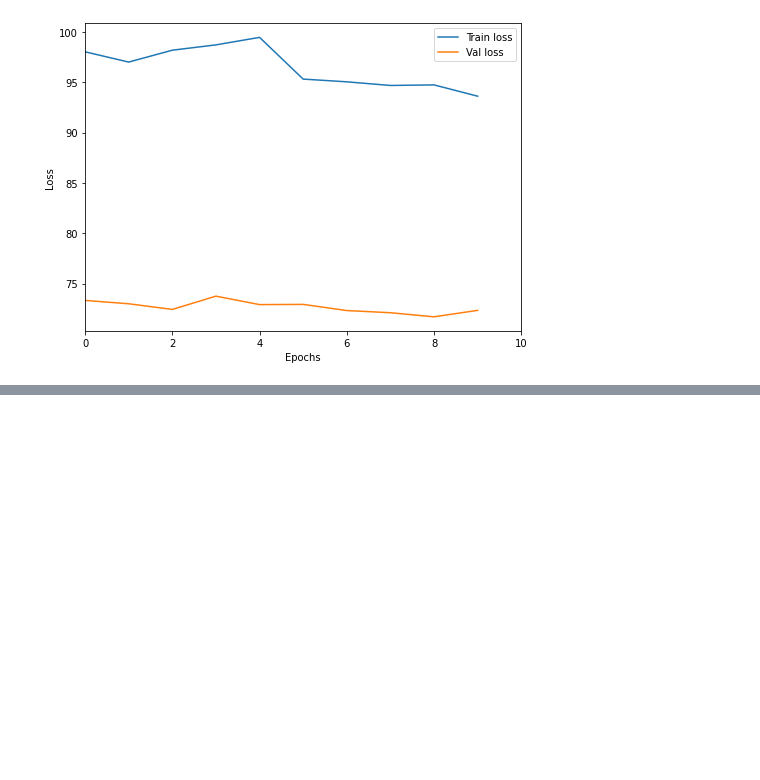
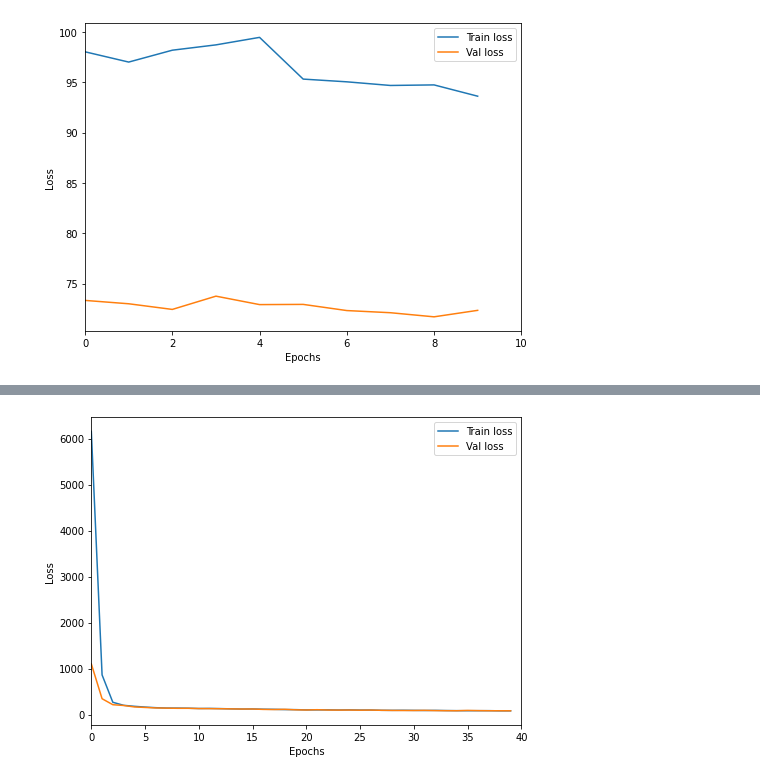
Before and after one commit to apelykh/deep-audio-mixer, a Jupyter notebook: training.ipynb, the cells around one changed output, grey strips where cells are left out. Cells and saved outputs as stored; diff of their text form; code cells hidden in the pictures; blank space fills up the shorter version.

```diff
--- a/training.ipynb
+++ b/training.ipynb
@@ -302,3 +271,5 @@ plt.savefig('{}/loss.png'.format(weights_dir))
 # %%
 weights_file = os.path.join(weights_dir, 'mixmodel_scalar2d_1s_{:04d}_{:.4f}.pt'.format(40, 72.3425))
 torch.save(model.state_dict(), weights_file)
+# %%
+train_loss, val_loss = trainer.fit(train_loader, val_loader, 0, 20)
@@ -304,0 +294,2 @@ torch.save(model.state_dict(), weights_file)
+# %%
+train_loss2, val_loss2 = trainer.fit(train_loader, val_loader, 20, 20)
@@ -304,0 +314,12 @@ torch.save(model.state_dict(), weights_file)
+# %%
+plt.figure(figsize=(7,5))
+plt.plot(train_loss + train_loss2, label='Train loss')
+plt.plot(val_loss + val_loss2, label='Val loss')
+plt.xlabel('Epochs')
+plt.ylabel('Loss');
+plt.xlim(0, 40)
+plt.legend()
+plt.tight_layout()
+plt.savefig('{}/loss.png'.format('./saved_models'))
+# %% [output]
+[figure, added]
```
Also changed, not shown: parts of 9 cells of this notebook, 8 other files.
